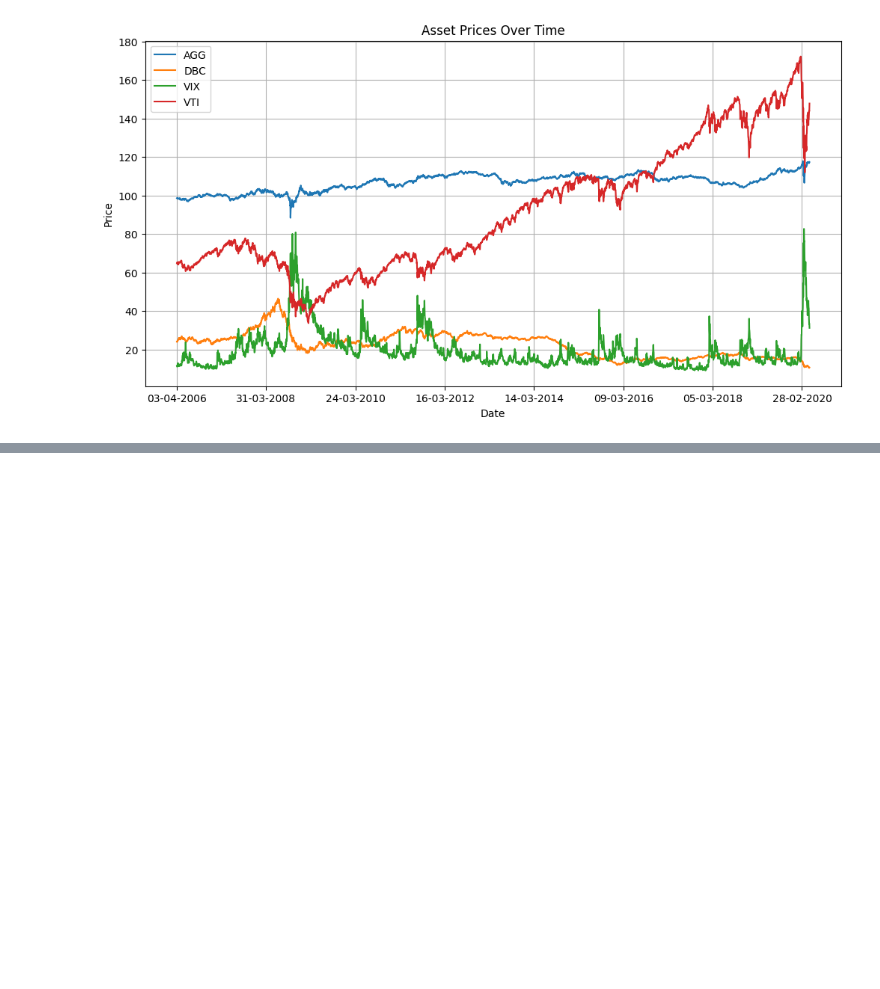
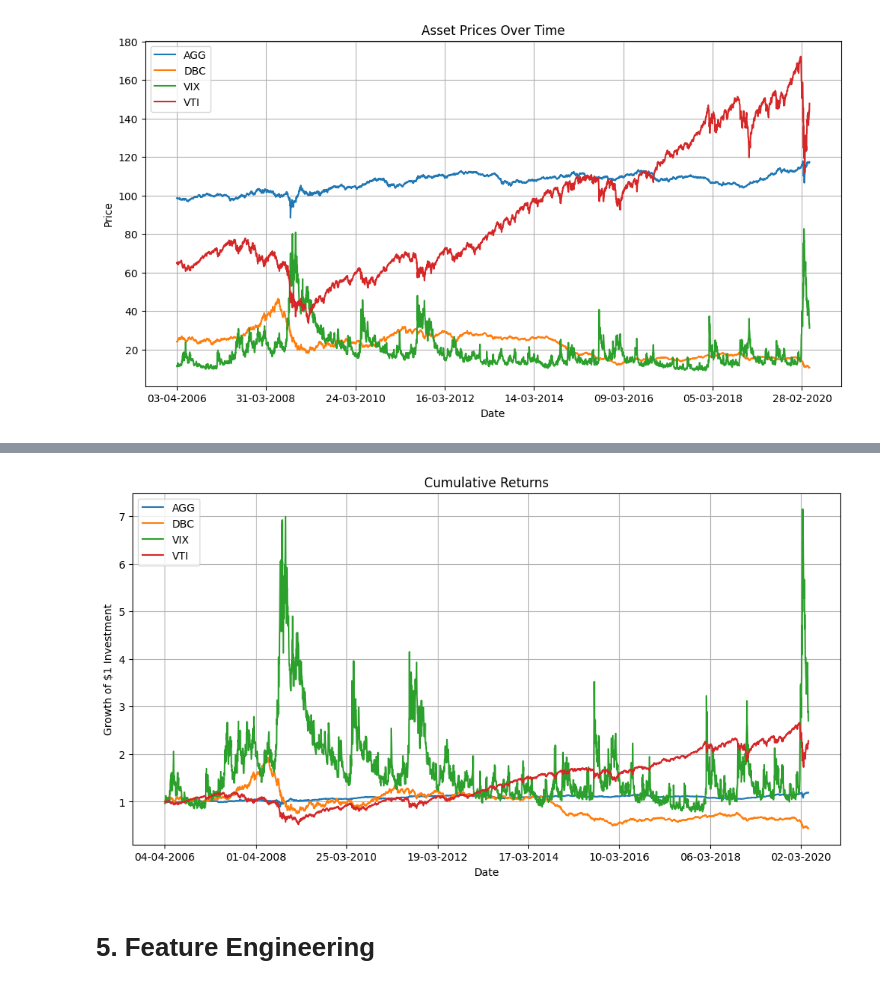
Before and after one commit to Saisha0512/Portfolio_Optimization_ML_DL, a Jupyter notebook: Portfolio_Optimization_ML_DL.ipynb, the cells around one changed output, grey strips where cells are left out. Saved outputs shown, nothing was run; the diff lists cells and outputs as text; code cells hidden in the pictures; blank space fills up the shorter version.

```diff
--- a/Portfolio_Optimization_ML_DL.ipynb
+++ b/Portfolio_Optimization_ML_DL.ipynb
@@ -86,0 +114,13 @@ plt.show()
+# %%
+# Visaulizing Cumulative Returns
+cumulative_returns = (1 + returns).cumprod()
+
+# Plot
+cumulative_returns.plot(figsize=(12, 6), title="Cumulative Returns")
+plt.grid(True)
+plt.ylabel("Growth of $1 Investment")
+plt.show()
+# %% [output]
+[figure, added]
+# %% [markdown]
+# **5. Feature Engineering**
```
Also changed, not shown: parts of 8 cells of this notebook.
